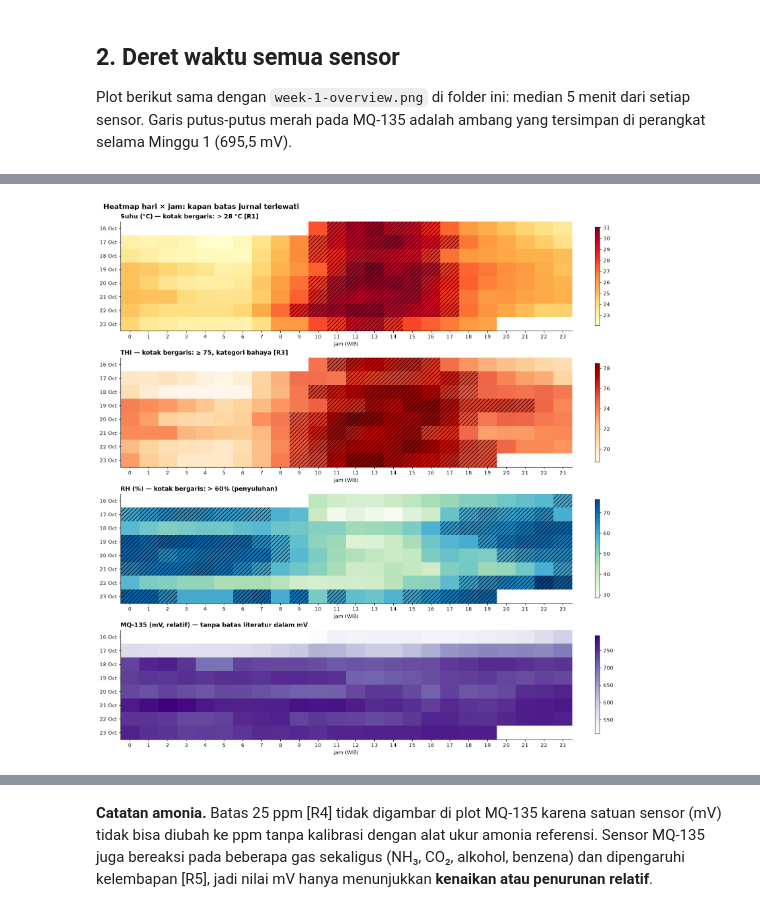
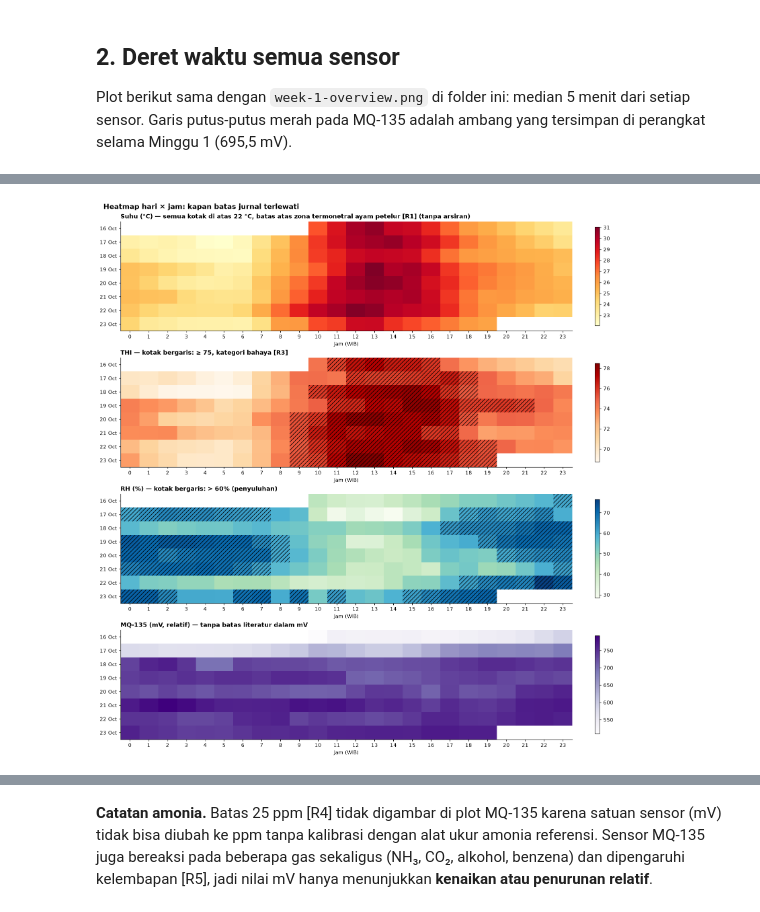
Before and after one commit to andogrns/iot-coop-monitor, a Jupyter notebook: Week 1 Readings/Plots/week1_analysis.ipynb, the cells around one changed output, grey strips where cells are left out. Drawn from its saved outputs; the diff is of its cells as text; code cells hidden in the pictures.

```diff
--- a/Week 1 Readings/Plots/week1_analysis.ipynb
+++ b/Week 1 Readings/Plots/week1_analysis.ipynb
@@ -189,5 +191,5 @@ Kim dkk. (2024) menyebut memakai rumus NRC (1971), tetapi tidak menuliskan rumus
 # %%
-TN_LOW, TN_HIGH = 21.0, 28.0      # zona nyaman broiler [R1]
+TN_LOW, TN_HIGH = 19.0, 22.0      # zona termonetral ayam petelur [R1]
 RH_LOW, RH_HIGH = 40.0, 60.0      # pedoman penyuluhan UGA (tanpa DOI)
 THI_BANDS = [(-np.inf, 70, 'Nyaman', '#6f9e7a'), (70, 75, 'Waspada', '#e5c04a'),
              (75, 81, 'Bahaya', '#e08a3c'), (81, np.inf, 'Darurat', '#c2453a')]   # [R3]
@@ -200,11 +202,11 @@ b['thi'] = thi_nrc(b.temp, b.rh)
 
 fig, axs = plt.subplots(3, 1, figsize=(13, 13), sharex=True, layout='constrained')
 ax = axs[0]
-ax.axhspan(TN_LOW, TN_HIGH, color='#6f9e7a', alpha=.15, label=f'Zona nyaman {TN_LOW:.0f}–{TN_HIGH:.0f} °C [R1]')
+ax.axhspan(TN_LOW, TN_HIGH, color='#6f9e7a', alpha=.15, label=f'Zona termonetral ayam petelur {TN_LOW:.0f}–{TN_HIGH:.0f} °C [R1]')
 ax.plot(b.index, b.temp, color='#d34c40', lw=1.1, label='Suhu AHT20')
 ax.axhline(TN_HIGH, color='#c2453a', ls='--', lw=1)
 mark_peaks_lows(ax, b.temp, ' °C')
-ax.set_ylabel('°C'); ax.set_title('Suhu terhadap zona nyaman broiler — label: tertinggi (merah) dan terendah (biru) tiap hari', loc='left'); ax.legend(frameon=False, loc='lower right', ncol=2)
+ax.set_ylabel('°C'); ax.set_title('Suhu terhadap zona termonetral ayam petelur — label: tertinggi (merah) dan terendah (biru) tiap hari', loc='left'); ax.legend(frameon=False, loc='upper left', ncol=2)
 ax = axs[1]
 ax.axhspan(RH_LOW, RH_HIGH, color='#168d9b', alpha=.12, label='Pedoman 40–60% (penyuluhan, tanpa DOI)')
 ax.plot(b.index, b.rh, color='#168d9b', lw=1.1, label='RH AHT20')
@@ -225,7 +227,7 @@ display(extremes_table({'Suhu (°C)': (b.temp, 1), 'RH (%)': (b.rh, 1), 'THI': (
 
 def share(mask): return 100 * mask.mean()
 summary = pd.DataFrame({
-    'Kriteria': ['Suhu di atas 28 °C', 'Suhu di zona 21–28 °C', 'Suhu di bawah 21 °C',
+    'Kriteria': ['Suhu di atas 22 °C', 'Suhu di zona 19–22 °C', 'Suhu di bawah 19 °C',
                  'RH di atas 60%', 'RH 40–60%', 'RH di bawah 40%'] + [f'THI {n}' for _, _, n, _ in THI_BANDS],
     '% waktu': [share(b.temp > TN_HIGH), share(b.temp.between(TN_LOW, TN_HIGH)), share(b.temp < TN_LOW),
                 share(b.rh > RH_HIGH), share(b.rh.between(RH_LOW, RH_HIGH)), share(b.rh < RH_LOW)]
@@ -264,8 +266,10 @@ Batas kategori THI di artikel [R3] tertulis 70–75 (waspada) dan 76–81 (bahay
 # %%
 b['hour'] = b.index.hour
 hourly = b.groupby('hour').agg(
+    n_hari=('date', 'nunique'),
+    n_interval_5mnt=('temp', 'size'),
     suhu_median=('temp', 'median'),
-    pct_suhu_lebih_28=('temp', lambda s: 100 * (s > TN_HIGH).mean()),
+    pct_suhu_lebih_22=('temp', lambda s: 100 * (s > TN_HIGH).mean()),
     thi_median=('thi', 'median'),
     pct_thi_bahaya=('thi', lambda s: 100 * (s >= 75).mean()),
     rh_median=('rh', 'median'),
@@ -278,17 +282,16 @@ def shade_hours(ax, mask, color):
     for h in hrs[mask]:
         ax.axvspan(h - .5, h + .5, color=color, alpha=.12, lw=0)
 ax = axs[0, 0]
-shade_hours(ax, hourly.pct_suhu_lebih_28 >= 50, '#c2453a')
-ax.plot(hrs, hourly.suhu_median, 'o-', color='#d34c40'); ax.axhline(TN_HIGH, color='#c2453a', ls='--', label='Batas atas zona nyaman 28 °C [R1]')
-ax.set_title('Suhu median per jam (blok merah: ≥ 50% hari di atas 28 °C)', loc='left'); ax.set_ylabel('°C'); ax.legend(frameon=False)
+ax.plot(hrs, hourly.suhu_median, 'o-', color='#d34c40'); ax.axhline(TN_HIGH, color='#c2453a', ls='--', label='Batas atas zona termonetral ayam petelur 22 °C [R1]')
+ax.set_title('Suhu median per jam (semua jam di atas 22 °C)', loc='left'); ax.set_ylabel('°C'); ax.legend(frameon=False, loc='lower right')
 ax = axs[0, 1]
 shade_hours(ax, hourly.pct_thi_bahaya >= 50, '#e08a3c')
 ax.plot(hrs, hourly.thi_median, 'o-', color='#333'); ax.axhline(70, color='#e5c04a', ls='--', label='Waspada 70 [R3]'); ax.axhline(75, color='#e08a3c', ls='--', label='Bahaya 75 [R3]')
-ax.set_title('THI median per jam (blok oranye: ≥ 50% hari kategori bahaya)', loc='left'); ax.set_ylabel('THI'); ax.legend(frameon=False)
+ax.set_title('THI median per jam (blok oranye: ≥ 50% waktu pada jam itu THI ≥ 75)', loc='left'); ax.set_ylabel('THI'); ax.legend(frameon=False)
 ax = axs[1, 0]
 shade_hours(ax, hourly.pct_rh_lebih_60 >= 50, '#168d9b')
 ax.plot(hrs, hourly.rh_median, 'o-', color='#168d9b'); ax.axhline(RH_HIGH, color='#168d9b', ls='--', label='60% (pedoman penyuluhan, tanpa DOI)')
-ax.set_title('RH median per jam (blok biru: ≥ 50% hari di atas 60%)', loc='left'); ax.set_ylabel('RH (%)'); ax.legend(frameon=False)
+ax.set_title('RH median per jam (blok biru: ≥ 50% waktu pada jam itu di atas 60%)', loc='left'); ax.set_ylabel('RH (%)'); ax.legend(frameon=False)
 ax = axs[1, 1]
 ax.plot(hrs, hourly.mq_median_stabil, 'o-', color='#7256a4')
 ax.set_title('Respons MQ-135 median per jam (18–23 Okt, relatif, bukan ppm)', loc='left'); ax.set_ylabel('mV')
@@ -305,6 +308,7 @@ def mark_hourly(ax, s, unit, dp=1):
     ax.set_ylim(lo - .3 * span, hi + .3 * span)
 
 mark_hourly(axs[0, 0], hourly.suhu_median, ' °C')
+axs[0, 0].set_ylim(TN_HIGH - 1.5, hourly.suhu_median.max() + 2)   # garis 22 °C tetap terlihat
 mark_hourly(axs[0, 1], hourly.thi_median, '')
 mark_hourly(axs[1, 0], hourly.rh_median, '%')
 mark_hourly(axs[1, 1], hourly.mq_median_stabil, ' mV', dp=0)
@@ -336,33 +439,35 @@ hourly.round(1)
 def day_hour(col, agg='median'):
     t = b.assign(day=b.index.strftime('%d %b'), hour=b.index.hour)
     return t.pivot_table(index='day', columns='hour', values=col, aggfunc=agg).reindex(sorted(t['day'].unique(), key=lambda d: pd.Timestamp(d + ' 2026')))
 
-panels = [('temp', 'Suhu (°C) — kotak bergaris: > 28 °C [R1]', 'YlOrRd', lambda v: v > TN_HIGH),
+panels = [('temp', 'Suhu (°C) — semua kotak di atas 22 °C, batas atas zona termonetral ayam petelur [R1] (tanpa arsiran)', 'YlOrRd', None),
           ('thi', 'THI — kotak bergaris: ≥ 75, kategori bahaya [R3]', 'OrRd', lambda v: v >= 75),
           ('rh', 'RH (%) — kotak bergaris: > 60% (penyuluhan)', 'GnBu', lambda v: v > RH_HIGH),
           ('mq', 'MQ-135 (mV, relatif) — tanpa batas literatur dalam mV', 'Purples', None)]
 fig, axs = plt.subplots(4, 1, figsize=(14, 15), layout='constrained')
 for ax, (col, title, cmap, rule) in zip(axs, panels):
     M = day_hour(col)
     im = ax.imshow(M.values, aspect='auto', cmap=cmap)
     ax.set_yticks(range(len(M.index)), M.index); ax.set_xticks(range(0, 24), range(0, 24))
     ax.set_xlabel('Jam (WIB)'); ax.set_title(title, loc='left')
     fig.colorbar(im, ax=ax, shrink=.9)
     if rule is not None:
         for i in range(M.shape[0]):
             for j in range(M.shape[1]):
                 v = M.values[i, j]
                 if np.isfinite(v) and rule(v):
                     ax.add_patch(plt.Rectangle((j - .5, i - .5), 1, 1, fill=False, hatch='///', edgecolor='black', lw=0))
 fig.suptitle('Heatmap hari × jam: kapan batas jurnal terlewati', x=.01, ha='left', fontsize=14, fontweight='bold')
 plt.show()
 
 per_day = pd.DataFrame({
-    'jam suhu > 28 °C': b.groupby('date').temp.apply(lambda s: (s > TN_HIGH).sum() * 5 / 60),
+    'jam data': b.groupby('date').temp.apply(lambda s: s.size * 5 / 60),
+    'jam suhu > 22 °C': b.groupby('date').temp.apply(lambda s: (s > TN_HIGH).sum() * 5 / 60),
+    'suhu min (°C)': b.groupby('date').temp.min(),
     'jam THI ≥ 75': b.groupby('date').thi.apply(lambda s: (s >= 75).sum() * 5 / 60),
     'THI maksimum': b.groupby('date').thi.max(),
     'jam RH > 60%': b.groupby('date').rh.apply(lambda s: (s > RH_HIGH).sum() * 5 / 60),
     'suhu maks (°C)': b.groupby('date').temp.max()}).round(1)
 per_day
 # %% [output]
-[figure, old version]
+[figure, new version]
```
Also changed, not shown: parts of 28 cells of this notebook, 5 other files.
